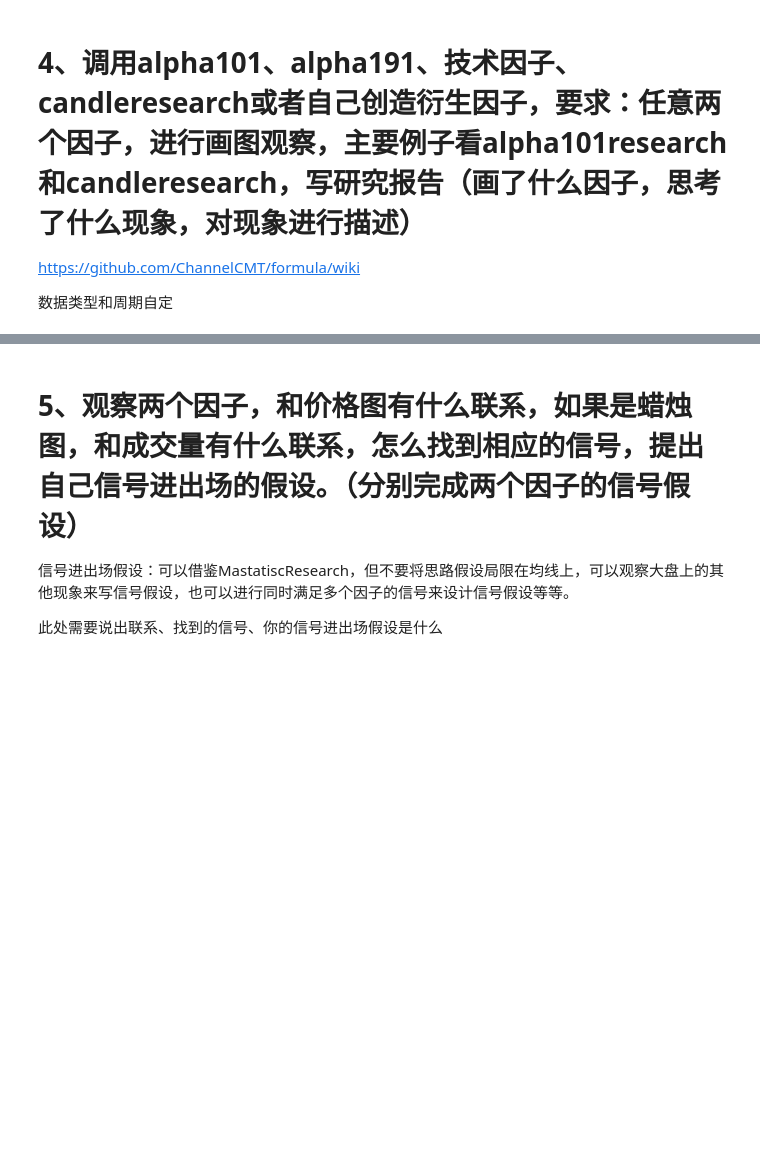
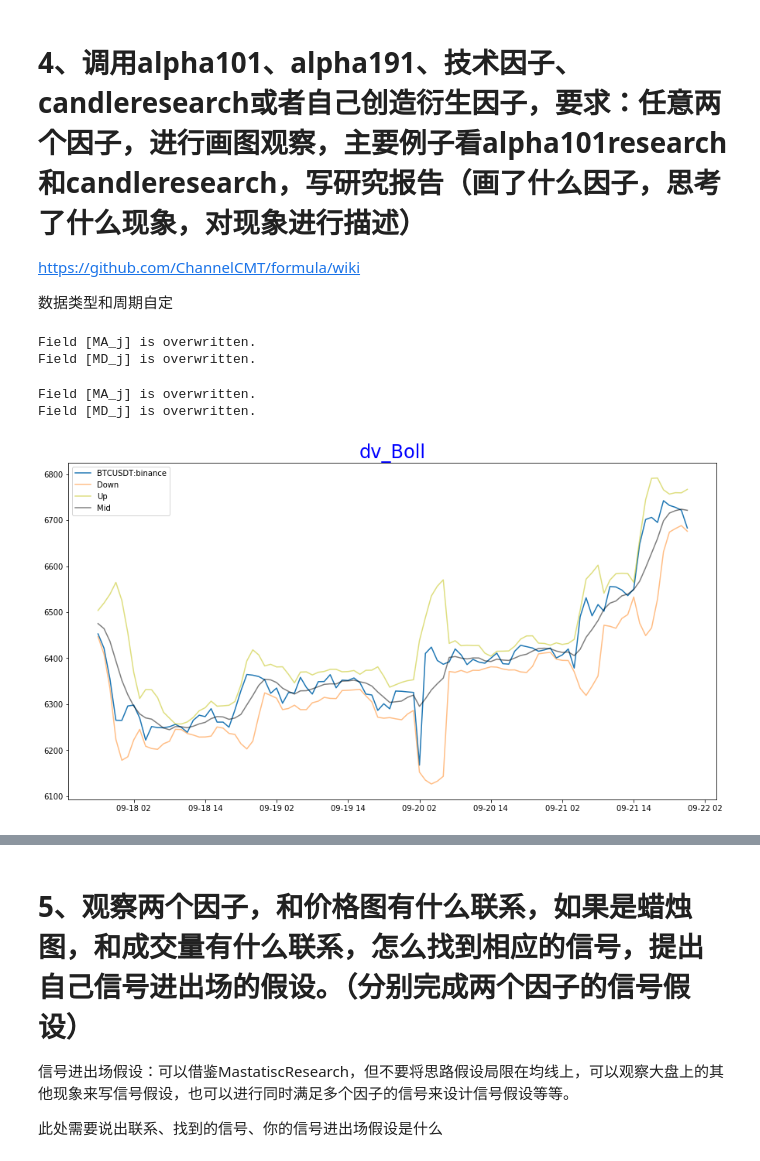
Before and after one commit to lqiqiqi/OFO_homework, a Jupyter notebook: 数据获取与因子绩效试题.ipynb, the cells around one changed output, grey strips where cells are left out. Cells and saved outputs as stored; diff of their text form; code cells hidden in the pictures; blank space fills up the shorter version.

Commit message:
update signal homework

```diff
--- a/数据获取与因子绩效试题.ipynb
+++ b/数据获取与因子绩效试题.ipynb
@@ -263,3 +263,42 @@ draw_candle(candle, Morningstar_X, Morningstar_Y)
 https://github.com/ChannelCMT/formula/wiki
 
 数据类型和周期自定
+# %%
+MA_j = dv1H.add_formula('MA_j', "Ts_Mean(close,5)",add_data=True)
+MD_j = dv1H.add_formula('MD_j', 'StdDev(close,5)', add_data=True)
+BollDown_j = dv1H.add_formula('BollDown_j', 'MA_j-2*MD_j',add_data=True)
+# %% [output]
+Field [MA_j] is overwritten.
+Field [MD_j] is overwritten.
+# %%
+MA_j = dv1H.add_formula('MA_j', "Ts_Mean(close,5)", add_data=True)
+MD_j = dv1H.add_formula('MD_j', 'StdDev(close,5)', add_data=True)
+BollUp_j = dv1H.add_formula('BollUp_j', 'MA_j+2*MD_j', add_data=True)
+# %% [output]
+Field [MA_j] is overwritten.
+Field [MD_j] is overwritten.
+# %%
+import matplotlib.pyplot as plt
+
+def Plot_Mean(dv, signal1, signal2, signal3, chart_name='dv_Boll', ShortPeriod=5, LongPeriod=20, n=0):
+    fig,ax = plt.subplots(1,1,sharex=True, figsize=(15,8))
+    ax.plot(dv.get_ts('close', date_type='datetime').iloc[:,0].iloc[n:])
+    ax.set_title(chart_name,fontsize=24,color='b')
+    ax.plot(signal1.iloc[n:], alpha=0.5, label = 'Down')  # alpha is transparency
+    ax.plot(signal2.iloc[n:], alpha=0.5, color = 'y', label = 'Up')
+    ax.plot(signal3.iloc[n:], alpha=0.5, color = 'k', label = 'Mid')
+    ax.legend(loc = 'best')
+#     ax.plot(pd.Series(alpha.rolling(ShortPeriod).mean(), index=alpha.index).iloc[n:])
+#     ax.plot(pd.Series(alpha.rolling(LongPeriod).mean(), index=alpha.index).iloc[n:])
+#     plt.savefig(chart_name)
+    plt.show()
+# %%
+import pandas as pd
+MA_j = dv1H.get_ts('MA_j', date_type='datetime')
+# MD_j = dv1H.get_ts('MD_j', date_type='datetime')
+BollDown_j = dv1H.get_ts('BollDown_j', date_type='datetime')
+BollUp_j = dv1H.get_ts('BollUp_j', date_type='datetime')
+
+Plot_Mean(dv1H, BollDown_j.iloc[:,0], BollUp_j.iloc[:, 0], MA_j.iloc[:, 0], n=-100)
+# %% [output]
+[figure, added]
```
Also changed, not shown: parts of 4 cells of this notebook.
